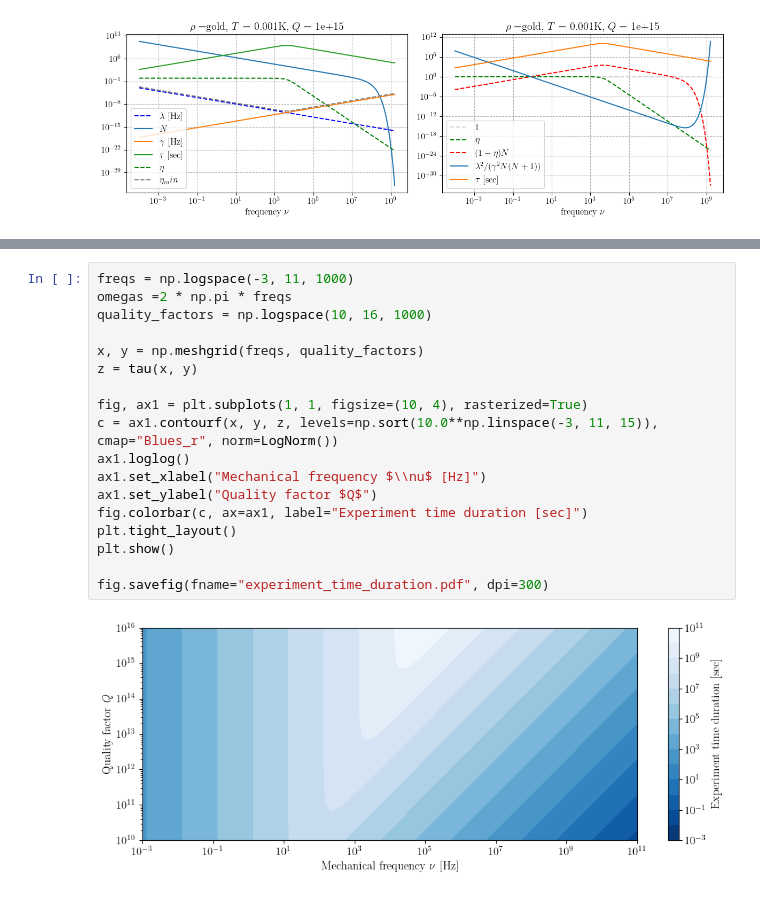
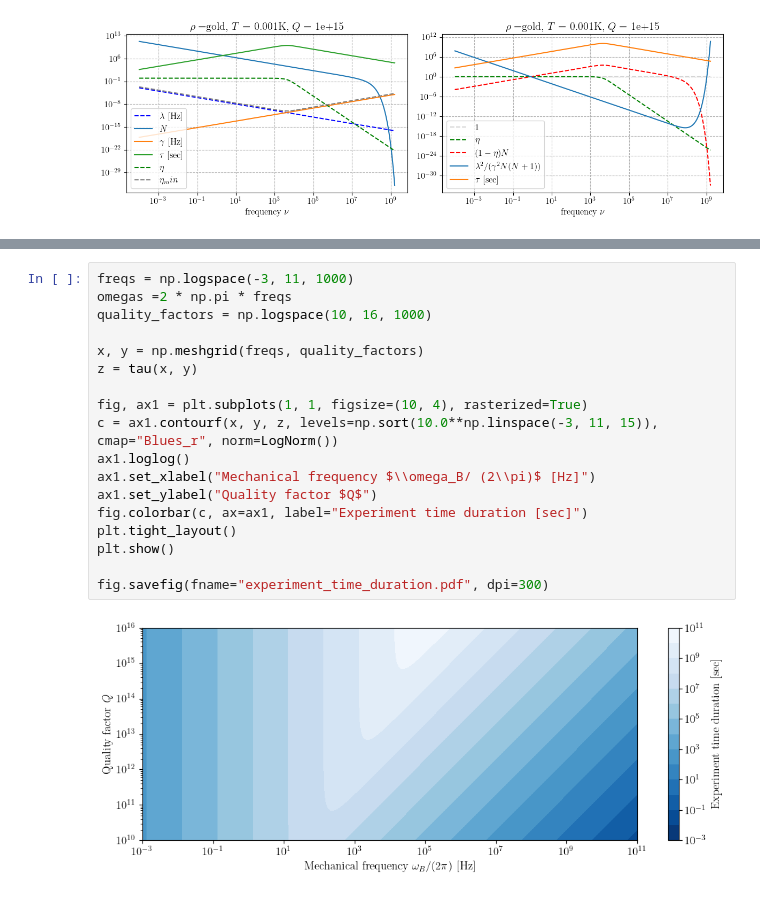
Before and after one commit to andreamari/optomechanics, a Jupyter notebook: gravitational_channel/analysis_of_experimental_requirements.ipynb, the cells around one changed output, grey strips where cells are left out. Drawn from its saved outputs; the diff is of its cells as text.

```diff
--- a/gravitational_channel/analysis_of_experimental_requirements.ipynb
+++ b/gravitational_channel/analysis_of_experimental_requirements.ipynb
@@ -122,23 +146,23 @@ fig.savefig(fname="quality_factor_frequency_space.pdf", dpi=300)
 # %%
 freqs = np.logspace(-3, 11, 1000)
 omegas =2 * np.pi * freqs
 quality_factors = np.logspace(10, 16, 1000)
 
 x, y = np.meshgrid(freqs, quality_factors)
 z = tau(x, y)
 
 fig, ax1 = plt.subplots(1, 1, figsize=(10, 4), rasterized=True)
 c = ax1.contourf(x, y, z, levels=np.sort(10.0**np.linspace(-3, 11, 15)), cmap="Blues_r", norm=LogNorm())
 ax1.loglog()
-ax1.set_xlabel("Mechanical frequency $\\nu$ [Hz]")
+ax1.set_xlabel("Mechanical frequency $\\omega_B/ (2\\pi)$ [Hz]")
 ax1.set_ylabel("Quality factor $Q$")
 fig.colorbar(c, ax=ax1, label="Experiment time duration [sec]")
 plt.tight_layout()
 plt.show()
 
 fig.savefig(fname="experiment_time_duration.pdf", dpi=300)
 # %% [output]
-[figure, old version]
+[figure, new version]
 # %%
 freqs = np.logspace(-3, 11, 1000)
 omegas =2 * np.pi * freqs
```
Also changed, not shown: parts of 3 cells of this notebook.
